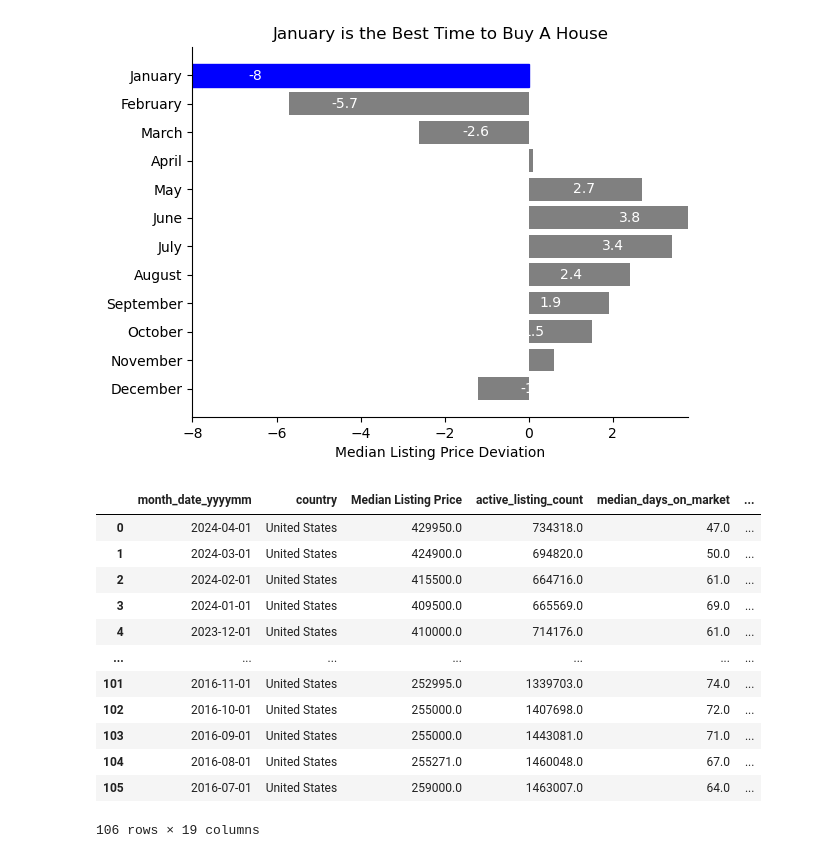
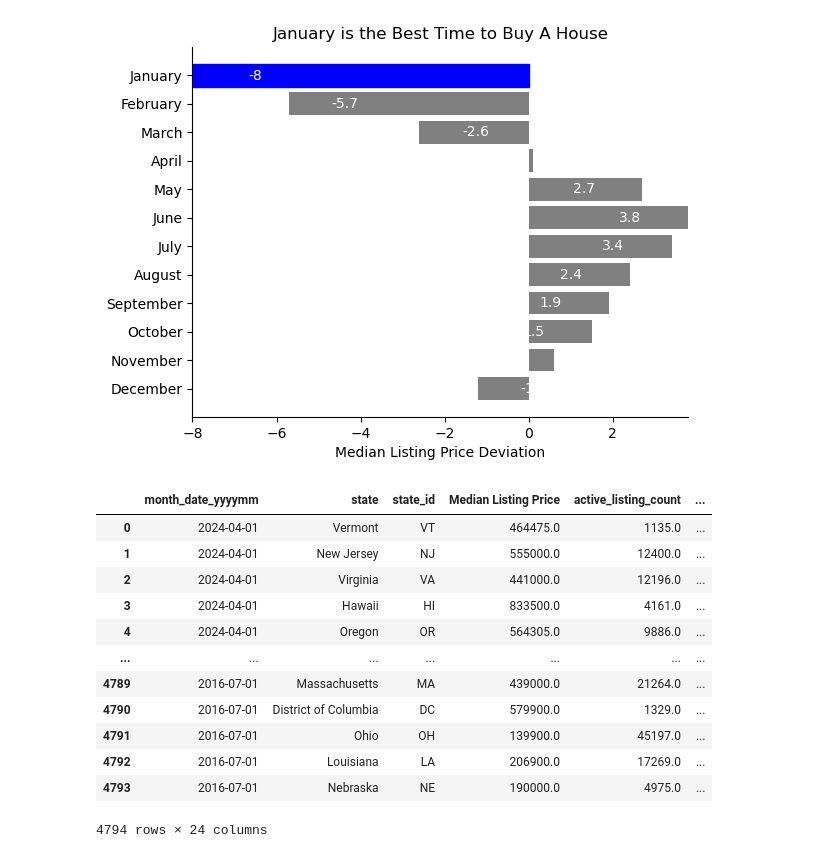
Before and after one commit to ParisAParker/Housing-Affordability-Analysis, a Jupyter notebook: notebooks/App_Func_Creation.ipynb, the cells around one changed output. Cells and saved outputs as stored; diff of their text form; code cells hidden in the pictures.

```diff
--- a/notebooks/App_Func_Creation.ipynb
+++ b/notebooks/App_Func_Creation.ipynb
@@ -145,19 +145,19 @@ See the caveats in the documentation: https://pandas.pydata.org/pandas-docs/stab
   local_filtered_df['month'] = pd.Categorical(local_filtered_df['month'], categories = month_order, ordered = True)
 [figure]
 [figure]
-# %%
-national_df
-# %% [output]
-|  | month_date_yyyymm | country | Median Listing Price | active_listing_count | median_days_on_market | ... |
-| 0 | 2024-04-01 | United States | 429950.0 | 734318.0 | 47.0 | ... |
-| 1 | 2024-03-01 | United States | 424900.0 | 694820.0 | 50.0 | ... |
-| 2 | 2024-02-01 | United States | 415500.0 | 664716.0 | 61.0 | ... |
-| 3 | 2024-01-01 | United States | 409500.0 | 665569.0 | 69.0 | ... |
-| 4 | 2023-12-01 | United States | 410000.0 | 714176.0 | 61.0 | ... |
-| ... | ... | ... | ... | ... | ... | ... |
-| 101 | 2016-11-01 | United States | 252995.0 | 1339703.0 | 74.0 | ... |
-| 102 | 2016-10-01 | United States | 255000.0 | 1407698.0 | 72.0 | ... |
-| 103 | 2016-09-01 | United States | 255000.0 | 1443081.0 | 71.0 | ... |
-| 104 | 2016-08-01 | United States | 255271.0 | 1460048.0 | 67.0 | ... |
-| 105 | 2016-07-01 | United States | 259000.0 | 1463007.0 | 64.0 | ... |
-106 rows × 19 columns
+# %%
+state_df
+# %% [output]
+|  | month_date_yyyymm | state | state_id | Median Listing Price | active_listing_count | ... |
+| 0 | 2024-04-01 | Vermont | VT | 464475.0 | 1135.0 | ... |
+| 1 | 2024-04-01 | New Jersey | NJ | 555000.0 | 12400.0 | ... |
+| 2 | 2024-04-01 | Virginia | VA | 441000.0 | 12196.0 | ... |
+| 3 | 2024-04-01 | Hawaii | HI | 833500.0 | 4161.0 | ... |
+| 4 | 2024-04-01 | Oregon | OR | 564305.0 | 9886.0 | ... |
+| ... | ... | ... | ... | ... | ... | ... |
+| 4789 | 2016-07-01 | Massachusetts | MA | 439000.0 | 21264.0 | ... |
+| 4790 | 2016-07-01 | District of Columbia | DC | 579900.0 | 1329.0 | ... |
+| 4791 | 2016-07-01 | Ohio | OH | 139900.0 | 45197.0 | ... |
+| 4792 | 2016-07-01 | Louisiana | LA | 206900.0 | 17269.0 | ... |
+| 4793 | 2016-07-01 | Nebraska | NE | 190000.0 | 4975.0 | ... |
+4794 rows × 24 columns
```
Also changed, not shown: parts of 1 cell of this notebook, 1 other file.
